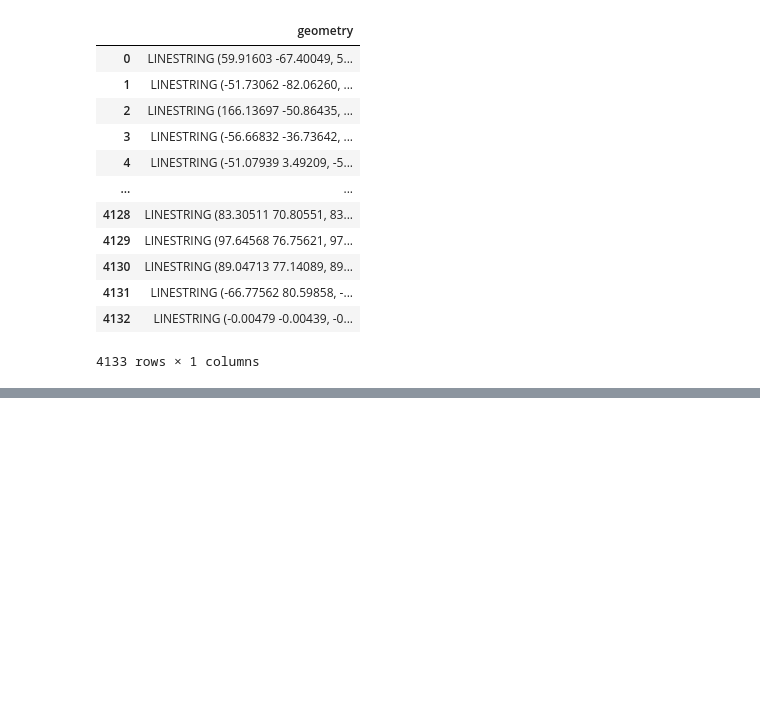
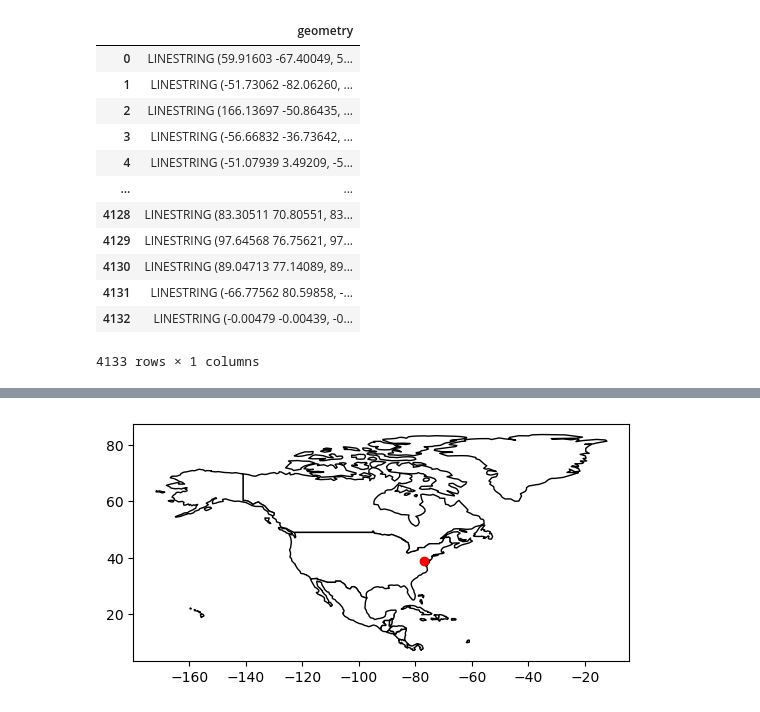
Before and after one commit to Bartholomew-Taylor/snow_crab, a Jupyter notebook: snow_crabs.ipynb, the cells around one changed output, grey strips where cells are left out. Saved outputs shown, nothing was run; the diff lists cells and outputs as text; code cells hidden in the pictures; blank space fills up the shorter version.

```diff
--- a/snow_crabs.ipynb
+++ b/snow_crabs.ipynb
@@ -242,0 +280,6 @@ plt.show()
+# %%
+ax = world[world.continent == 'North America'].plot(color = 'white', edgecolor = 'black')
+us_cap_df.plot(ax = ax, color = 'red')
+plt.show()
+# %% [output]
+[figure, added]
```
Also changed, not shown: parts of 23 cells of this notebook, 2 other files.
